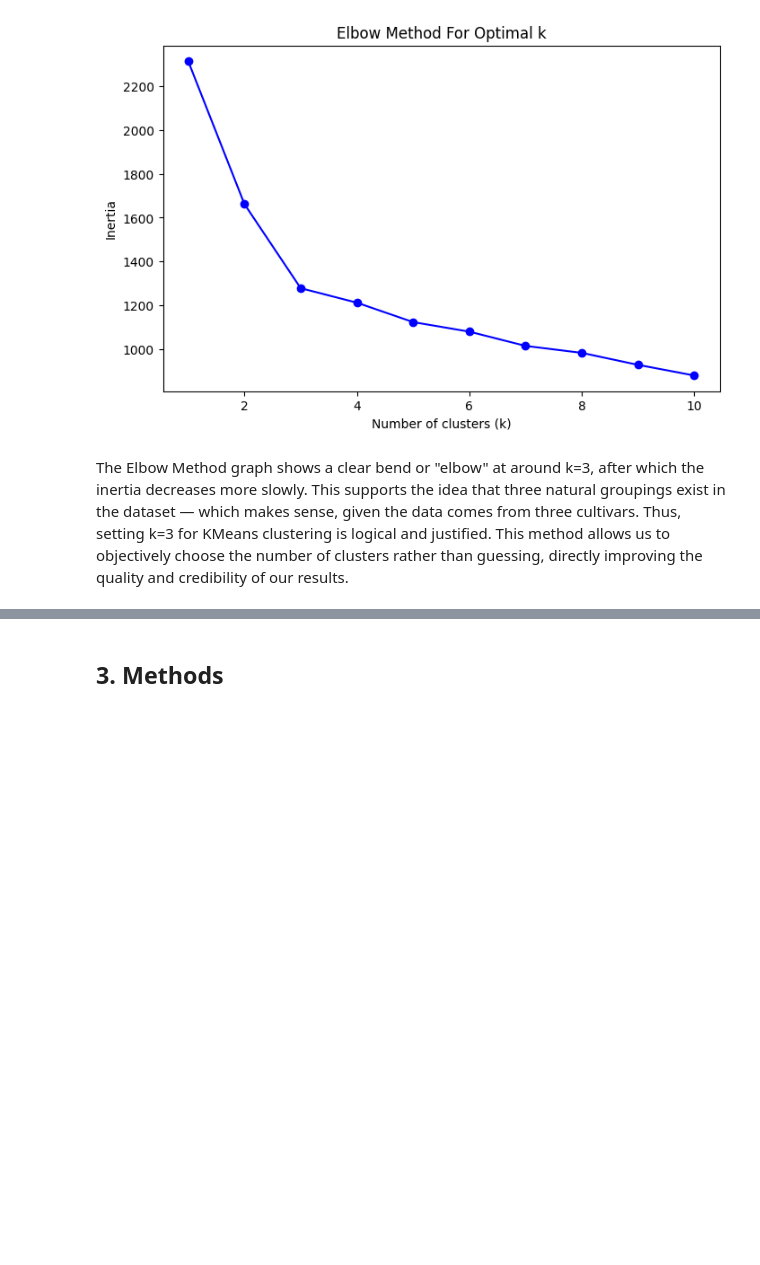
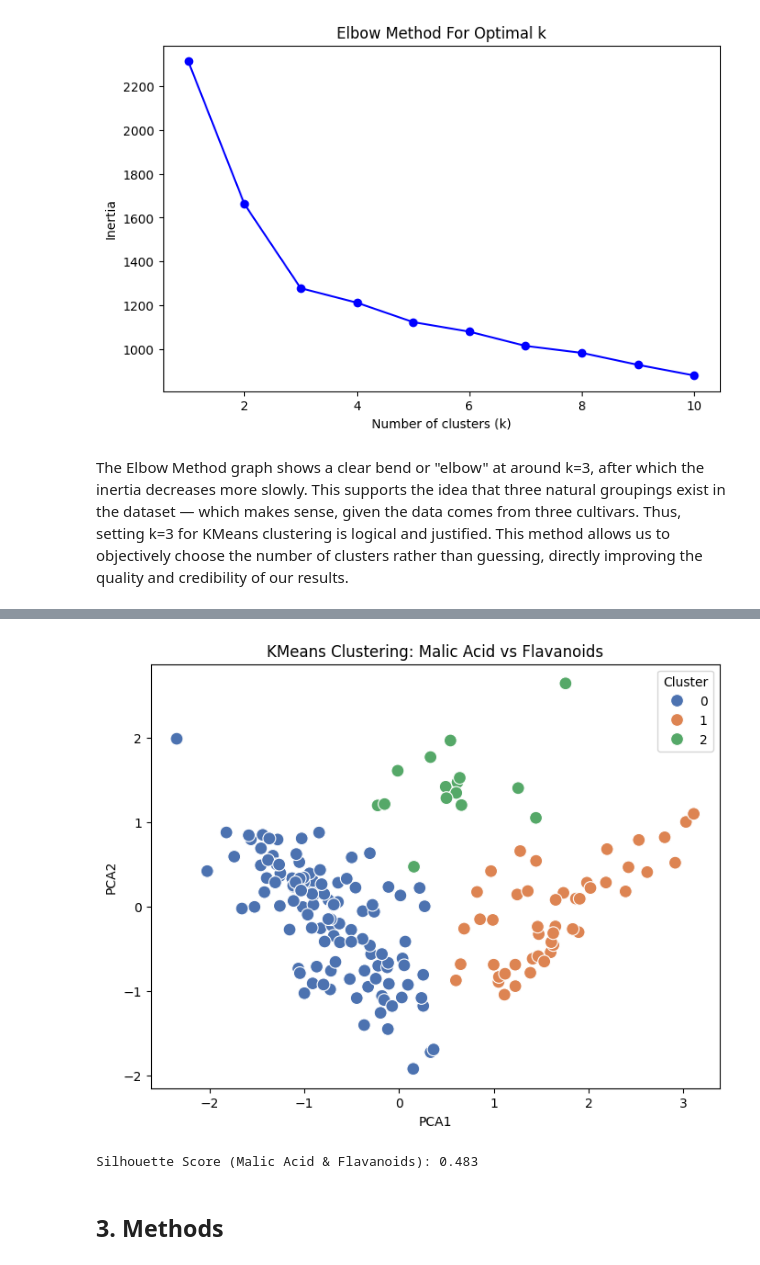
Before and after one commit to zenatron/itcs-3162-final, a Jupyter notebook: final-project.ipynb, the cells around one changed output, grey strips where cells are left out. Drawn from its saved outputs; the diff is of its cells as text; code cells hidden in the pictures; blank space fills up the shorter version.

```diff
--- a/final-project.ipynb
+++ b/final-project.ipynb
@@ -179,3 +264,31 @@ The Elbow Method graph shows a clear bend or "elbow" at around k=3, after which
+# %%
+# Select features
+X = wine_df[['Malic acid', 'Flavanoids']]
+
+# Standardize
+wine_scaled = scaler.fit_transform(X)
+
+# KMeans clustering
+kmeans = KMeans(n_clusters=3, random_state=42)
+kmeans.fit(wine_scaled)
+
+# PCA transformation for visualization
+pca_components = pca.fit_transform(wine_scaled)
+pca_df = pd.DataFrame(pca_components, columns=['PCA1', 'PCA2'])
+pca_df['Cluster'] = kmeans.labels_
+
+# Plot
+plt.figure(figsize=(8, 6))
+sns.scatterplot(data=pca_df, x='PCA1', y='PCA2', hue='Cluster', palette='deep', s=100)
+plt.title('KMeans Clustering: Malic Acid vs Flavanoids')
+plt.show()
+
+# Evaluate clustering
+silh_score = silhouette_score(wine_scaled, kmeans.labels_)
+print(f"Silhouette Score (Malic Acid & Flavanoids): {silh_score:.3f}")
+# %% [output]
+[figure, added]
+Silhouette Score (Malic Acid & Flavanoids): 0.483
 # %% [markdown]
 ## 3. Methods
 # %% [markdown]
```
Also changed, not shown: parts of 3 cells of this notebook.
